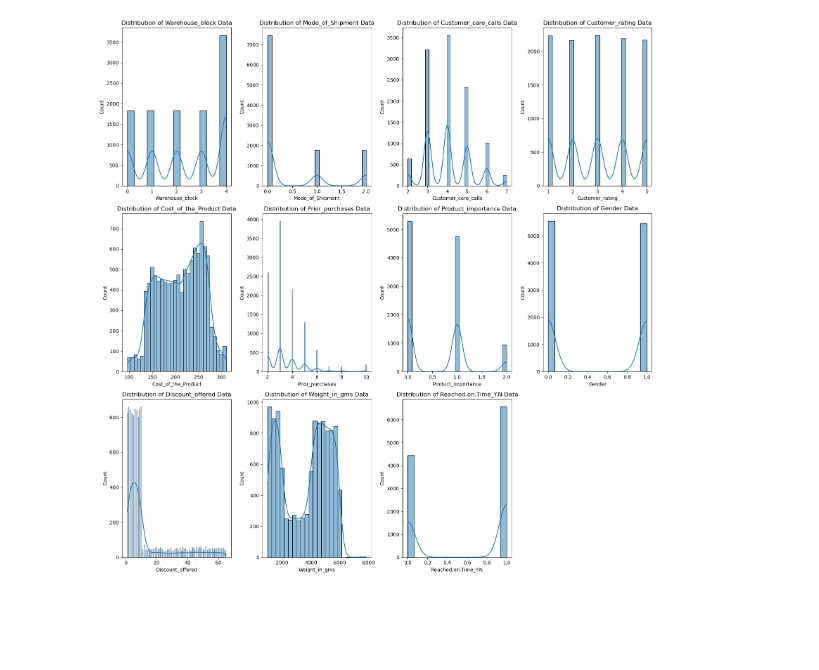
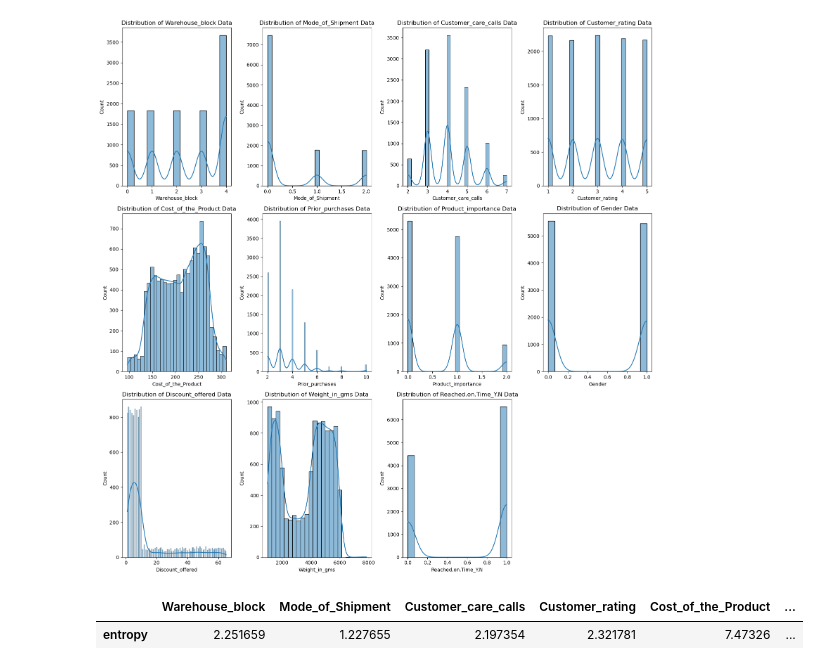
Before and after one commit to MaukanMir/Ecommerce-Shipping-Classifier, a Jupyter notebook: training.ipynb, the cells around one changed output. Saved outputs shown, nothing was run; the diff lists cells and outputs as text; code cells hidden in the pictures; blank space fills up the shorter version.

```diff
--- a/training.ipynb
+++ b/training.ipynb
@@ -196,3 +196,9 @@ for i, col in enumerate(df.columns):
     plt.plot()
 # %% [output]
 [figure]
+# %%
+entropy_df = calculate_entropy(df)
+entropy_df
+# %% [output]
+|  | Warehouse_block | Mode_of_Shipment | Customer_care_calls | Customer_rating | Cost_of_the_Product | ... |
+| entropy | 2.251659 | 1.227655 | 2.197354 | 2.321781 | 7.47326 | ... |
```
Also changed, not shown: parts of 3 cells of this notebook.
